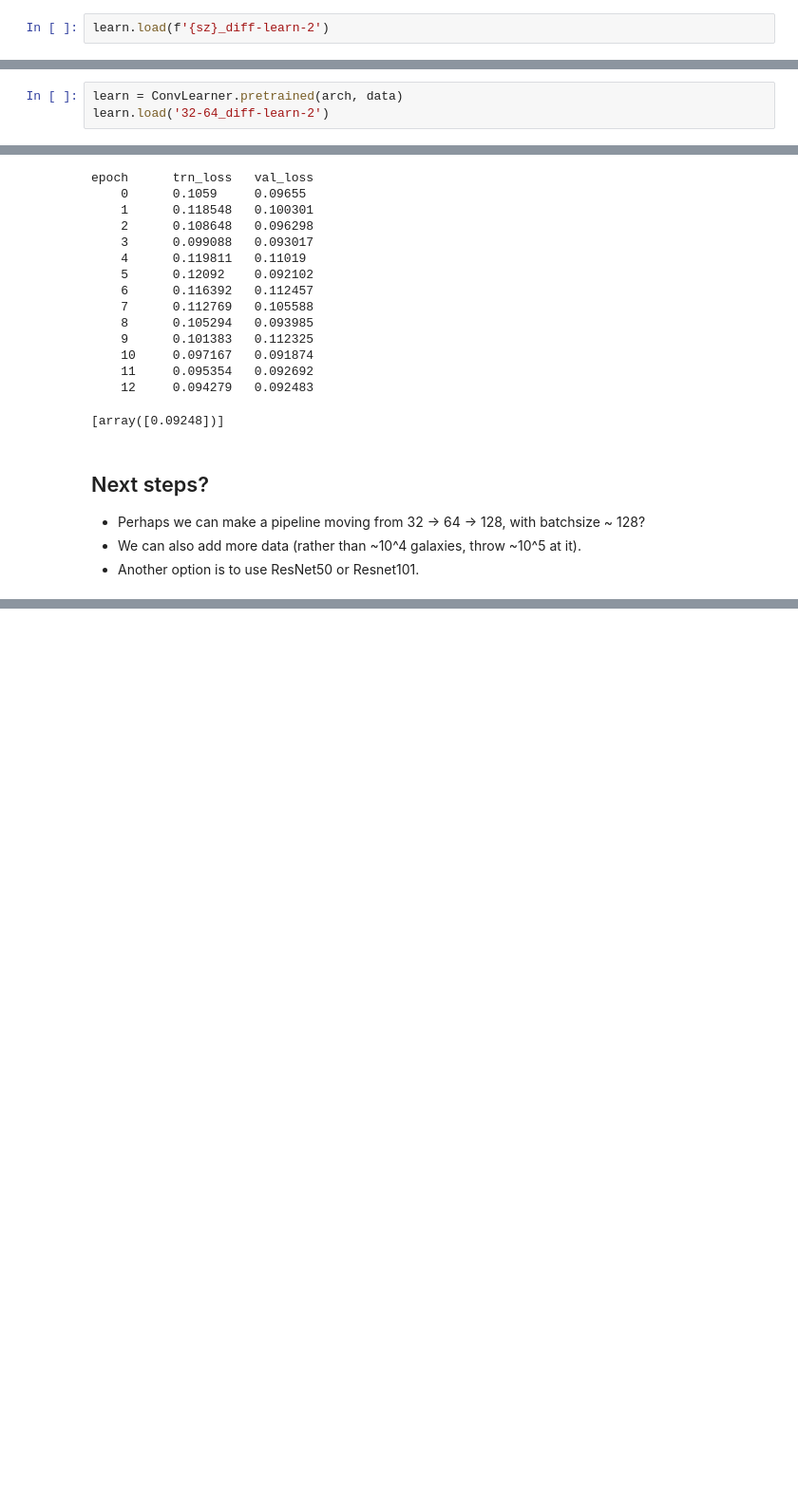
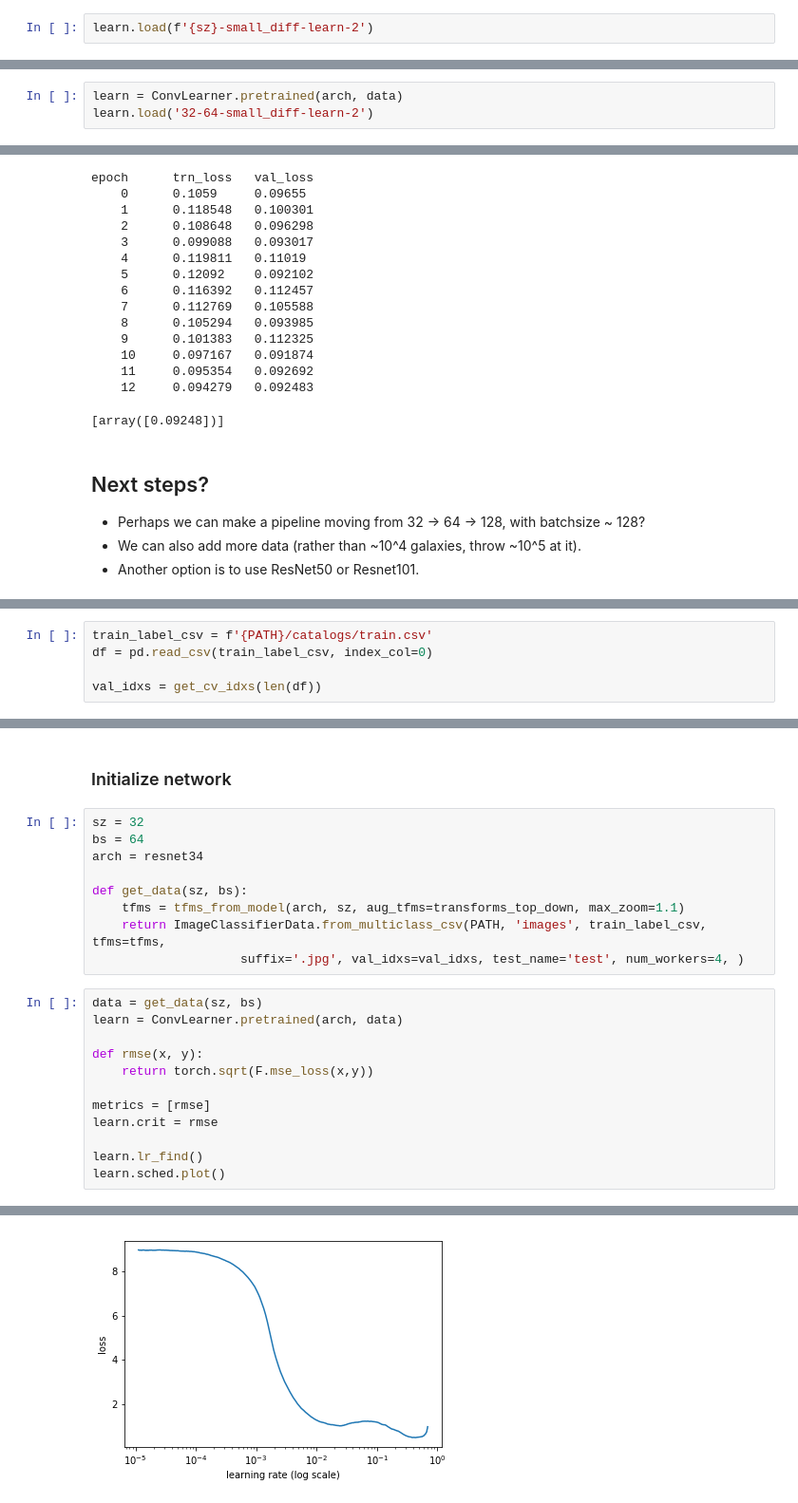
Before and after one commit to jwuphysics/galaxy-cnns, a Jupyter notebook: notebook/Fitting oxygen abundance.ipynb, the cells around one changed output, grey strips where cells are left out. Shown at 95% size. Cells and saved outputs as stored; diff of their text form; blank space fills up the shorter version.

```diff
--- a/notebook/Fitting oxygen abundance.ipynb
+++ b/notebook/Fitting oxygen abundance.ipynb
@@ -344,7 +344,7 @@ learn.save(f'{sz}_diff-learn-2')
 # %% [markdown]
 ## Examining predictions using the validation set
 # %%
-learn.load(f'{sz}_diff-learn-2')
+learn.load(f'{sz}-small_diff-learn-2')
 # %%
 learn.set_data(get_data(sz, bs))
 pred = learn.predict()
@@ -706,7 +706,7 @@ df_test_small.sort_index(inplace=True)
 df_test_small.to_csv(test_label_csv)
 # %%
 learn = ConvLearner.pretrained(arch, data)
-learn.load('32-64_diff-learn-2')
+learn.load('32-64-small_diff-learn-2')
 # %%
 y_test = df_test_small.oh_p50.as_matrix()
 pred_test = learn.predict(is_test=True)[:, 0]
@@ -877,0 +880,5 @@ epoch      trn_loss   val_loss
+# %%
+train_label_csv = f'{PATH}/catalogs/train.csv'
+df = pd.read_csv(train_label_csv, index_col=0)
+
+val_idxs = get_cv_idxs(len(df))
@@ -877,0 +924,24 @@ epoch      trn_loss   val_loss
+# %% [markdown]
+### Initialize network
+# %%
+sz = 32
+bs = 64
+arch = resnet34
+
+def get_data(sz, bs):
+    tfms = tfms_from_model(arch, sz, aug_tfms=transforms_top_down, max_zoom=1.1)
+    return ImageClassifierData.from_multiclass_csv(PATH, 'images', train_label_csv, tfms=tfms,
+                    suffix='.jpg', val_idxs=val_idxs, test_name='test', num_workers=4, )
+# %%
+data = get_data(sz, bs)
+learn = ConvLearner.pretrained(arch, data)
+
+def rmse(x, y):
+    return torch.sqrt(F.mse_loss(x,y))
+
+metrics = [rmse]
+learn.crit = rmse
+
+learn.lr_find()
+learn.sched.plot()
+# %% [output]
@@ -877,0 +949 @@ epoch      trn_loss   val_loss
+[figure, added]
```
Also changed, not shown: parts of 44 cells of this notebook.
